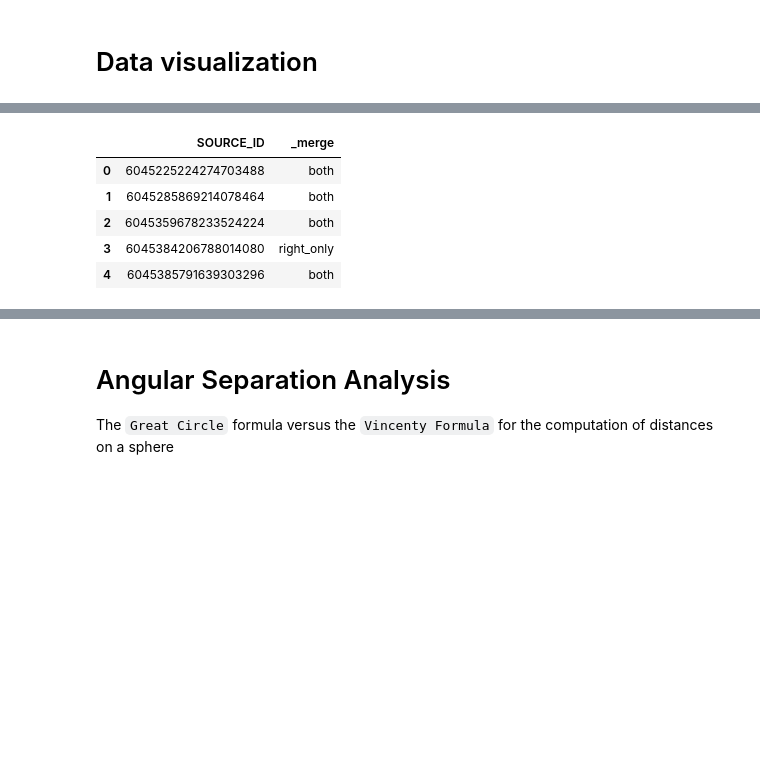
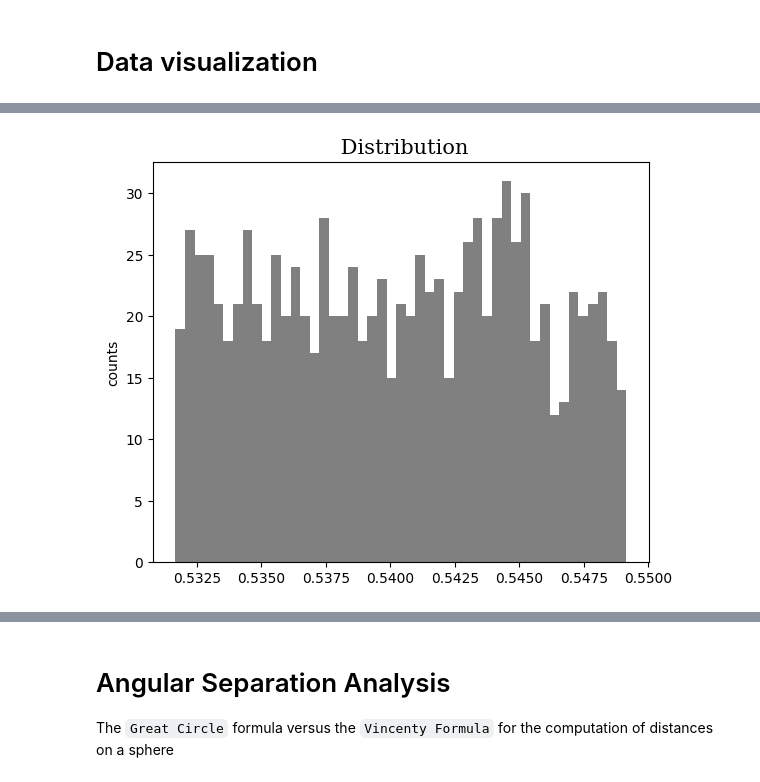
Before and after one commit to pietroferraiuolo/GRASP, a Jupyter notebook: scripts/n6121_analysis.ipynb, the cells around one changed output, grey strips where cells are left out. Saved outputs shown, nothing was run; the diff lists cells and outputs as text; code cells hidden in the pictures; blank space fills up the shorter version.

```diff
--- a/scripts/n6121_analysis.ipynb
+++ b/scripts/n6121_analysis.ipynb
@@ -100,10 +100,5 @@ grasp.plots.colorMagnitude(aps)
 [figure]
-# %%
-aps._merge_info.head()
-# %% [output]
-|  | SOURCE_ID | _merge |
-| 0 | 6045225224274703488 | both |
-| 1 | 6045285869214078464 | both |
-| 2 | 6045359678233524224 | both |
-| 3 | 6045384206788014080 | right_only |
-| 4 | 6045385791639303296 | both |
+# %%
+grasp.plots.histogram(aps.parallax)
+# %% [output]
+[figure, added]
```
Also changed, not shown: parts of 23 cells of this notebook, 1 other file.
